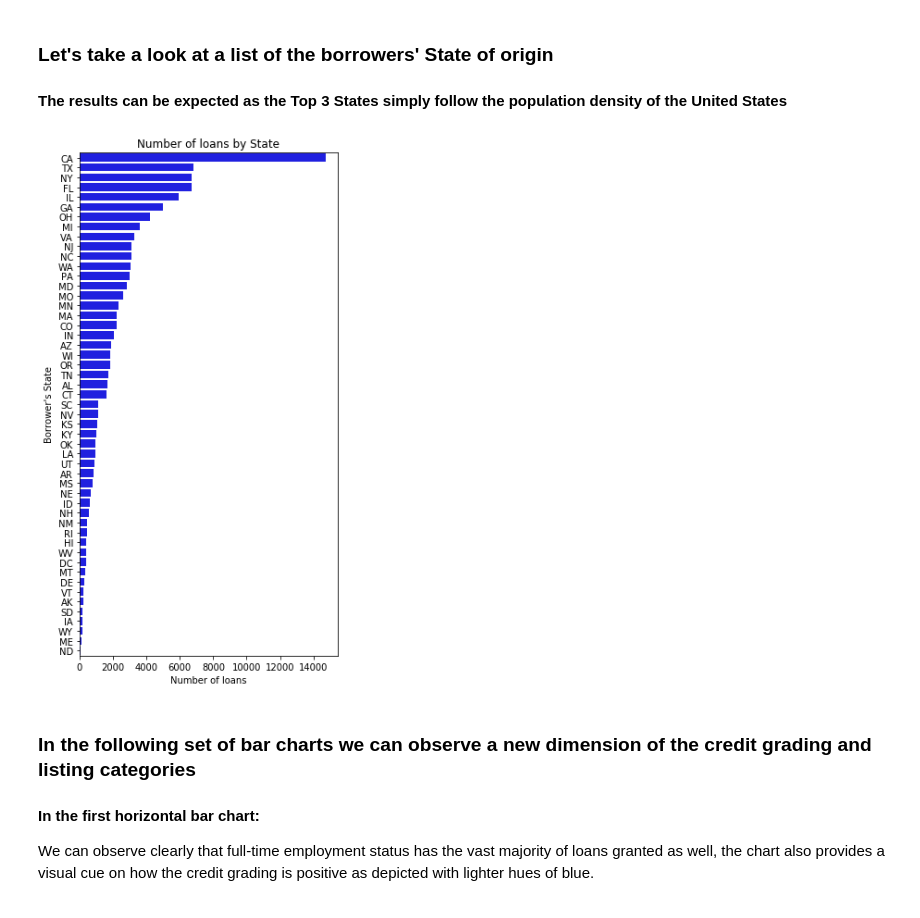
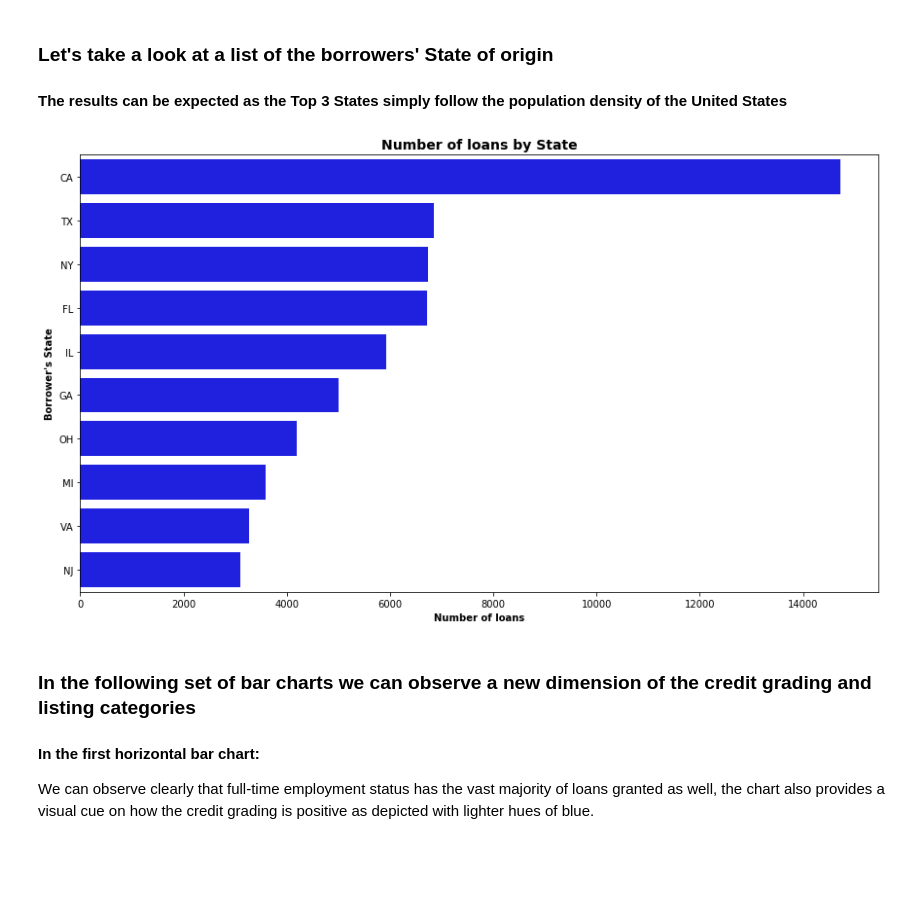
Before and after one commit to taloc/communicate_data_findings, a Jupyter notebook: slide_deck_template.ipynb, the cells around one changed output. Cells and saved outputs as stored; diff of their text form; code cells hidden in the pictures; blank space fills up the shorter version.

```diff
--- a/slide_deck_template.ipynb
+++ b/slide_deck_template.ipynb
@@ -180,14 +183,15 @@ Name: LoanStatus, dtype: int64
 # %%
 # Another univariate analysis could be the borrower State, it seems like the pattern follows the general population
 # density of the United States
-state_order=df['BorrowerState'].value_counts().index
-plt.figure(figsize=(5,10))
+# With the intetion to plot only the Top 10 I only pass the first 10 to the index
+plt.figure(figsize=[14.70, 8.27])
+state_order=df['BorrowerState'].value_counts().index[:10]
 sns.countplot(data=df, y='BorrowerState', color='blue', order=state_order);
-plt.xlabel('Number of loans')
-plt.ylabel('Borrower\'s State')
-plt.title('Number of loans by State');
+plt.xlabel('Number of loans', weight = "bold")
+plt.ylabel('Borrower\'s State', weight = "bold")
+plt.title('Number of loans by State', fontsize = 14, weight = "bold");
 # %% [output]
-[figure, old version]
+[figure, new version]
 # %% [markdown]
 ### In the following set of bar charts we can observe a new dimension of the credit grading and listing categories
 #### In the first horizontal bar chart:
```
Also changed, not shown: parts of 7 cells of this notebook.
